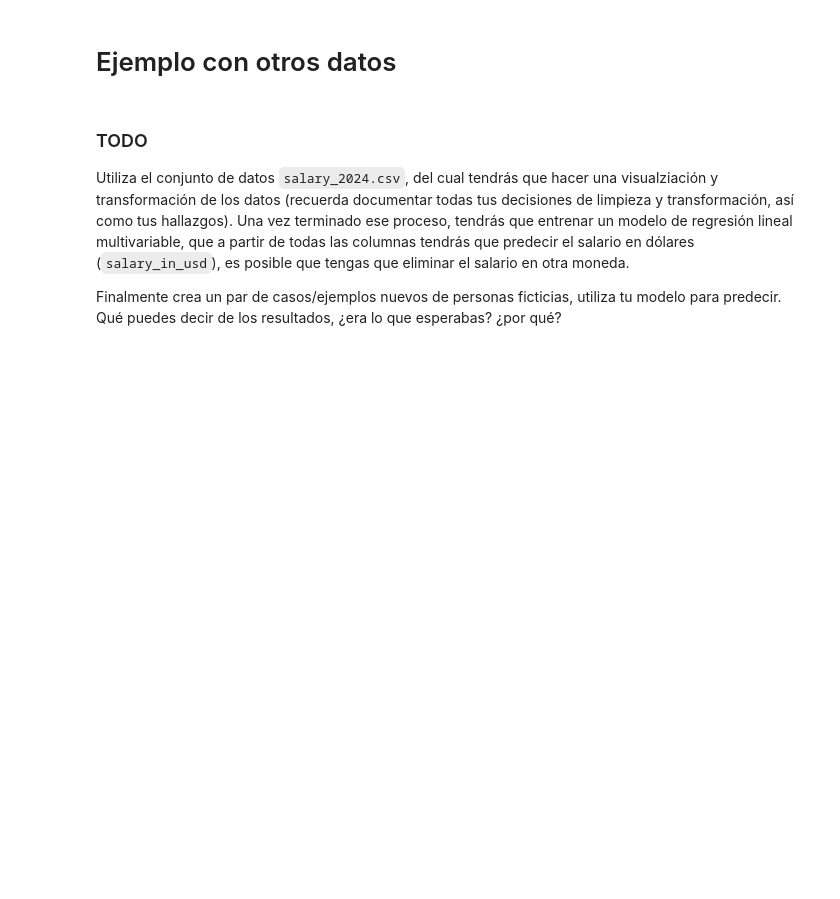
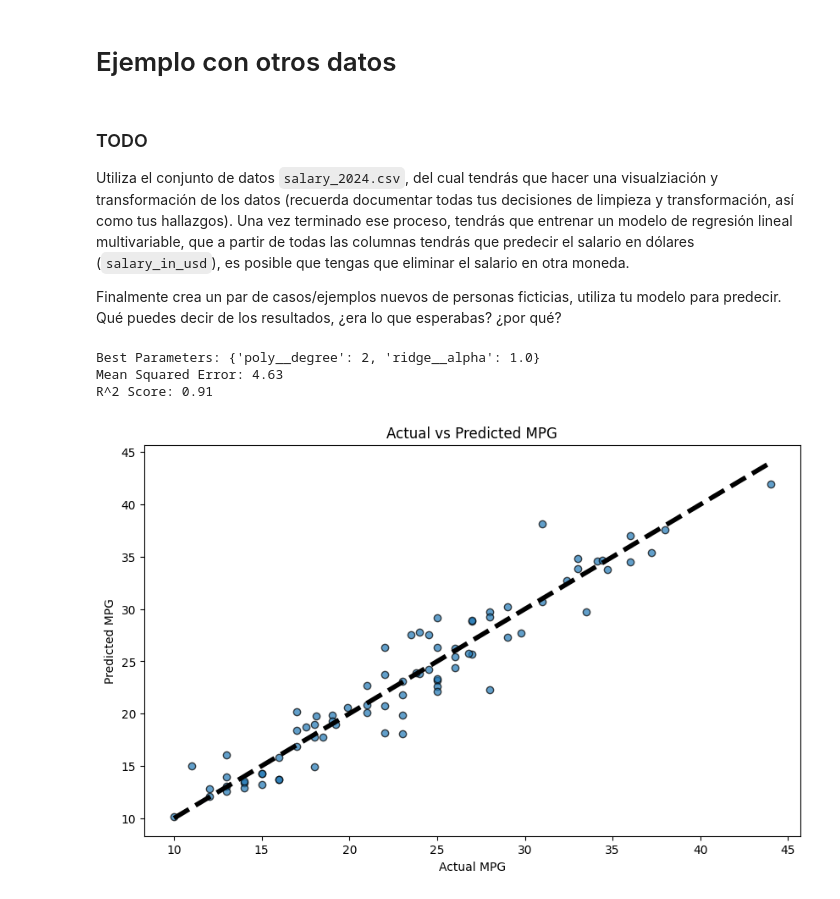
Before and after one commit to Walt9819/machine-learning, a Jupyter notebook: code/3_regresion_lineal.ipynb, the cells around one changed output. Drawn from its saved outputs; the diff is of its cells as text; code cells hidden in the pictures; blank space fills up the shorter version.

Commit message:
Add polinomial linear regression and logistic regression

```diff
--- a/code/3_regresion_lineal.ipynb
+++ b/code/3_regresion_lineal.ipynb
@@ -545,3 +545,67 @@ MPG predicho (manual): 26.35
 Utiliza el conjunto de datos `salary_2024.csv`, del cual tendrás que hacer una visualziación y transformación de los datos (recuerda documentar todas tus decisiones de limpieza y transformación, así como tus hallazgos). Una vez terminado ese proceso, tendrás que entrenar un modelo de regresión lineal multivariable, que a partir de todas las columnas tendrás que predecir el salario en dólares (`salary_in_usd`), es posible que tengas que eliminar el salario en otra moneda.
 
 Finalmente crea un par de casos/ejemplos nuevos de personas ficticias, utiliza tu modelo para predecir. Qué puedes decir de los resultados, ¿era lo que esperabas? ¿por qué?
+# %%
+# Import necessary libraries
+import pandas as pd
+import numpy as np
+import seaborn as sns
+import matplotlib.pyplot as plt
+from sklearn.model_selection import train_test_split, GridSearchCV
+from sklearn.preprocessing import PolynomialFeatures, StandardScaler
+from sklearn.linear_model import LinearRegression, Ridge
+from sklearn.pipeline import Pipeline
+from sklearn.metrics import mean_squared_error, r2_score
+
+# Select features and target variable
+X = data.drop(['mpg', 'name'], axis=1).dropna()
+y = data['mpg'].dropna()
+
+# Split the dataset into training and testing sets
+X_train, X_test, y_train, y_test = train_test_split(X, y, test_size=0.2, random_state=42)
+
+# Create a pipeline that includes polynomial feature transformation, scaling, and ridge regression
+pipeline = Pipeline([
+    ('poly', PolynomialFeatures(include_bias=False)),
+    ('scaler', StandardScaler()),
+    ('ridge', Ridge())
+])
+
+# Define the hyperparameters grid
+param_grid = {
+    'poly__degree': [1, 2, 3, 4],
+    'ridge__alpha': [0.1, 1.0, 10.0, 100.0]
+}
+
+# Use GridSearchCV to find the best hyperparameters
+grid_search = GridSearchCV(pipeline, param_grid, cv=5, scoring='neg_mean_squared_error', n_jobs=-1)
+grid_search.fit(X_train, y_train)
+
+# Get the best parameters and best model
+best_params = grid_search.best_params_
+best_model = grid_search.best_estimator_
+
+# Predict on the test set using the best model
+y_pred = best_model.predict(X_test)
+
+# Evaluate the model
+mse = mean_squared_error(y_test, y_pred)
+r2 = r2_score(y_test, y_pred)
+
+print(f'Best Parameters: {best_params}')
+print(f'Mean Squared Error: {mse:.2f}')
+print(f'R^2 Score: {r2:.2f}')
+
+# Plot actual vs predicted values
+plt.figure(figsize=(10, 6))
+plt.scatter(y_test, y_pred, edgecolor='k', alpha=0.7)
+plt.plot([y_test.min(), y_test.max()], [y_test.min(), y_test.max()], 'k--', lw=4)
+plt.xlabel('Actual MPG')
+plt.ylabel('Predicted MPG')
+plt.title('Actual vs Predicted MPG')
+plt.show()
+# %% [output]
+Best Parameters: {'poly__degree': 2, 'ridge__alpha': 1.0}
+Mean Squared Error: 4.63
+R^2 Score: 0.91
+[figure, added]
```
Also changed, not shown: 9 other files.
